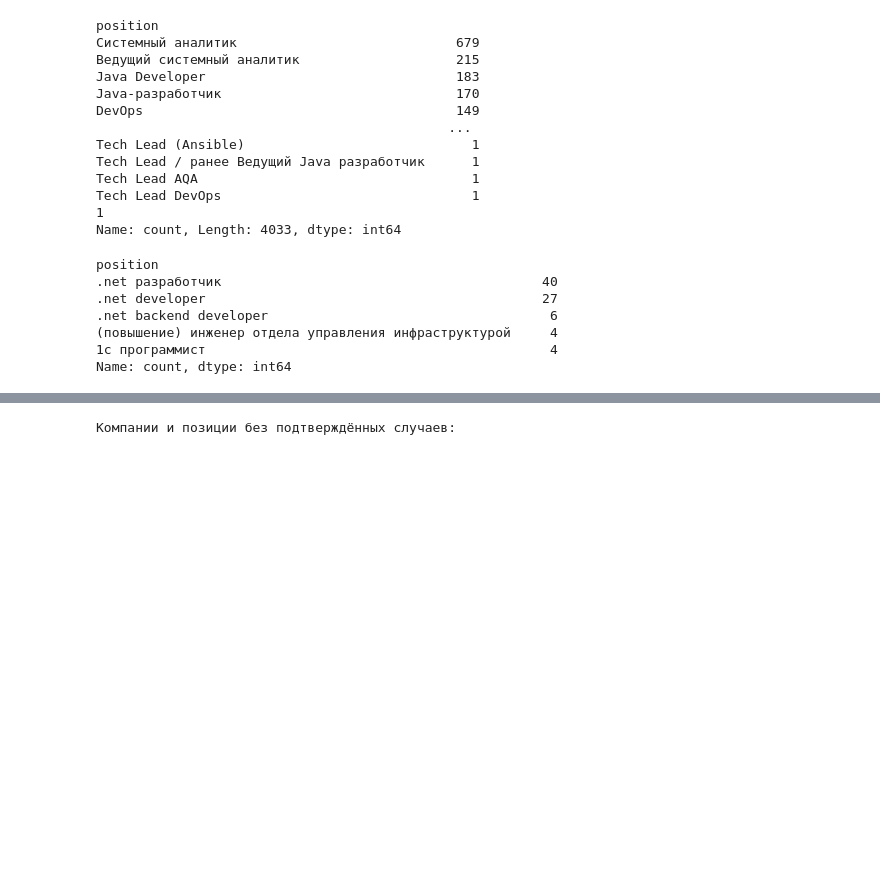
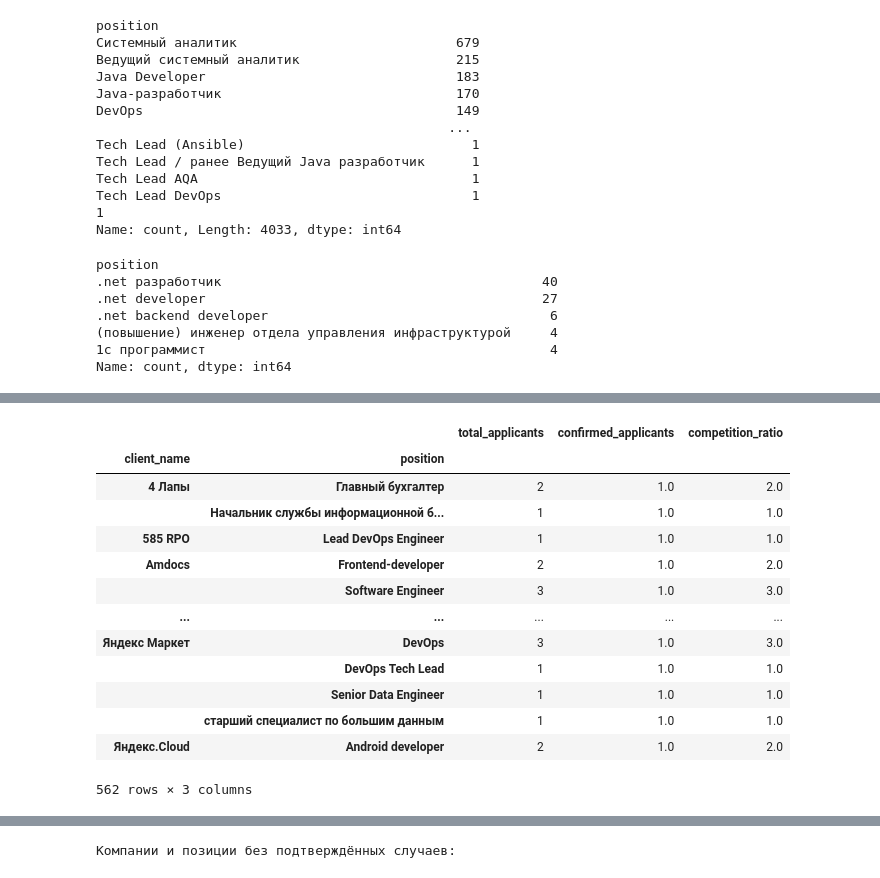
Before and after one commit to Halva773/FIC_hackaton, a Jupyter notebook: notebooks/Analisis.ipynb, the cells around one changed output, grey strips where cells are left out. Saved outputs shown, nothing was run; the diff lists cells and outputs as text; code cells hidden in the pictures; blank space fills up the shorter version.

```diff
--- a/notebooks/Analisis.ipynb
+++ b/notebooks/Analisis.ipynb
@@ -72,0 +106,17 @@ dtype: int64
+# %%
+competition_df.dropna(subset=['competition_ratio'])
+# %% [output]
+|  |  | total_applicants | confirmed_applicants | competition_ratio |
+| client_name | position |  |  |  |
+| 4 Лапы | Главный бухгалтер | 2 | 1.0 | 2.0 |
+|  | Начальник службы информационной б... | 1 | 1.0 | 1.0 |
+| 585 RPO | Lead DevOps Engineer | 1 | 1.0 | 1.0 |
+| Amdocs | Frontend-developer | 2 | 1.0 | 2.0 |
+|  | Software Engineer | 3 | 1.0 | 3.0 |
+| ... | ... | ... | ... | ... |
+| Яндекс Маркет | DevOps | 3 | 1.0 | 3.0 |
+|  | DevOps Tech Lead | 1 | 1.0 | 1.0 |
+|  | Senior Data Engineer | 1 | 1.0 | 1.0 |
+|  | старший специалист по большим данным | 1 | 1.0 | 1.0 |
+| Яндекс.Cloud | Android developer | 2 | 1.0 | 2.0 |
+562 rows × 3 columns
```
Also changed, not shown: parts of 9 cells of this notebook, 1 other file.
